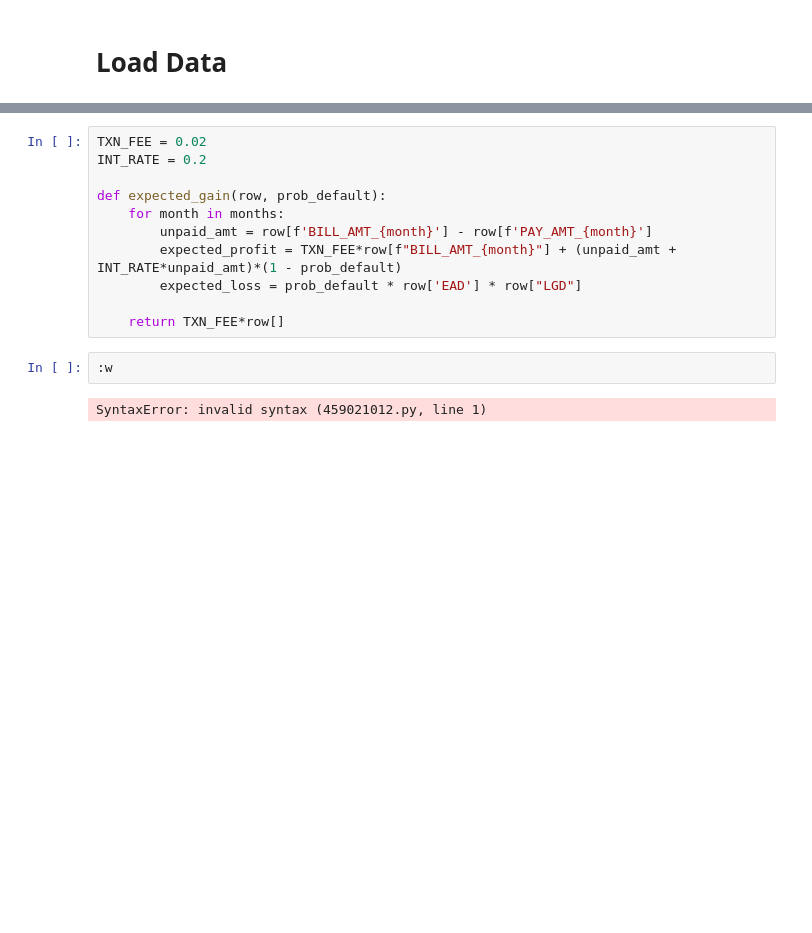
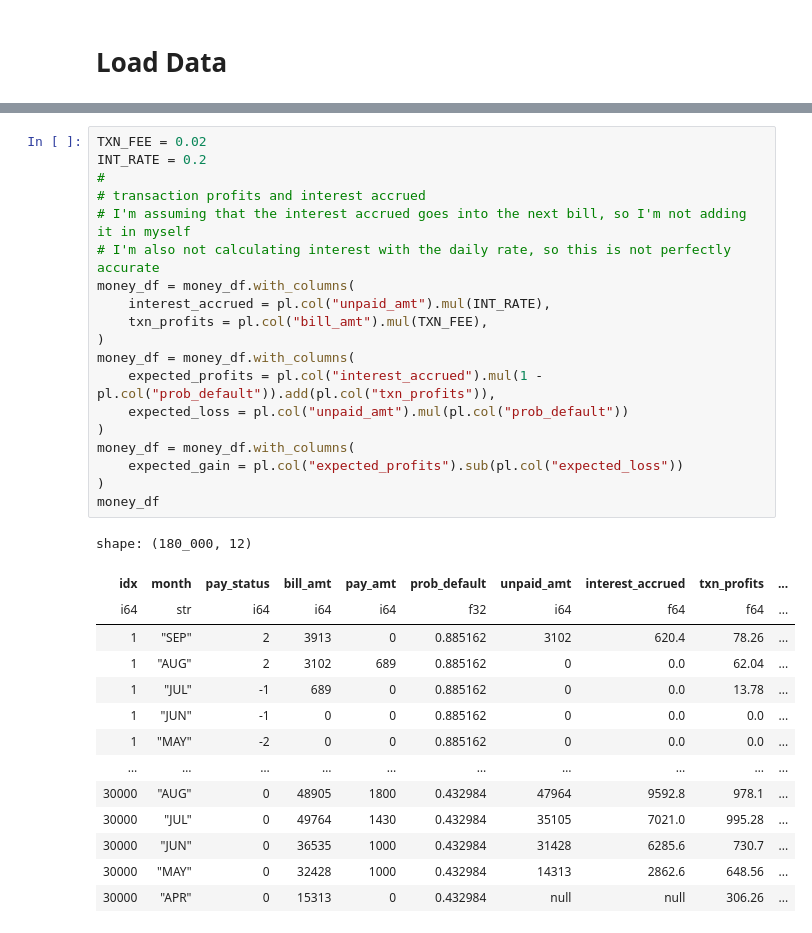
Before and after one commit to SethSullivan/learning, a Jupyter notebook: finance/sdt_cancel_credit.ipynb, the cells around one changed output, grey strips where cells are left out. Cells and saved outputs as stored; diff of their text form; blank space fills up the shorter version.

```diff
--- a/finance/sdt_cancel_credit.ipynb
+++ b/finance/sdt_cancel_credit.ipynb
@@ -141,15 +294,34 @@ $ EG = EP - EL $
 # %%
 TXN_FEE = 0.02
 INT_RATE = 0.2
-
-def expected_gain(row, prob_default):
-    for month in months:
-        unpaid_amt = row[f'BILL_AMT_{month}'] - row[f'PAY_AMT_{month}']
-        expected_profit = TXN_FEE*row[f"BILL_AMT_{month}"] + (unpaid_amt + INT_RATE*unpaid_amt)*(1 - prob_default)
-        expected_loss = prob_default * row['EAD'] * row["LGD"]
-
-    return TXN_FEE*row[]
+#
+# transaction profits and interest accrued
+# I'm assuming that the interest accrued goes into the next bill, so I'm not adding it in myself
+# I'm also not calculating interest with the daily rate, so this is not perfectly accurate
+money_df = money_df.with_columns(
+    interest_accrued = pl.col("unpaid_amt").mul(INT_RATE),
+    txn_profits = pl.col("bill_amt").mul(TXN_FEE),
+)
+money_df = money_df.with_columns(
+    expected_profits = pl.col("interest_accrued").mul(1 - pl.col("prob_default")).add(pl.col("txn_profits")),
+    expected_loss = pl.col("unpaid_amt").mul(pl.col("prob_default"))
+)
+money_df = money_df.with_columns(
+    expected_gain = pl.col("expected_profits").sub(pl.col("expected_loss"))
+)
+money_df
+# %% [output]
+shape: (180_000, 12)
+| idx | month | pay_status | bill_amt | pay_amt | prob_default | unpaid_amt | interest_accrued | txn_profits | ... |
+| i64 | str | i64 | i64 | i64 | f32 | i64 | f64 | f64 | ... |
+| 1 | "SEP" | 2 | 3913 | 0 | 0.885162 | 3102 | 620.4 | 78.26 | ... |
+| 1 | "AUG" | 2 | 3102 | 689 | 0.885162 | 0 | 0.0 | 62.04 | ... |
+| 1 | "JUL" | -1 | 689 | 0 | 0.885162 | 0 | 0.0 | 13.78 | ... |
+| 1 | "JUN" | -1 | 0 | 0 | 0.885162 | 0 | 0.0 | 0.0 | ... |
+| 1 | "MAY" | -2 | 0 | 0 | 0.885162 | 0 | 0.0 | 0.0 | ... |
+| … | … | … | … | … | … | … | … | … | ... |
+| 30000 | "AUG" | 0 | 48905 | 1800 | 0.432984 | 47964 | 9592.8 | 978.1 | ... |
+| 30000 | "JUL" | 0 | 49764 | 1430 | 0.432984 | 35105 | 7021.0 | 995.28 | ... |
+| 30000 | "JUN" | 0 | 36535 | 1000 | 0.432984 | 31428 | 6285.6 | 730.7 | ... |
+| 30000 | "MAY" | 0 | 32428 | 1000 | 0.432984 | 14313 | 2862.6 | 648.56 | ... |
+| 30000 | "APR" | 0 | 15313 | 0 | 0.432984 | null | null | 306.26 | ... |
-# %%
-:w
-# %% [output]
-SyntaxError: invalid syntax (459021012.py, line 1)
```
Also changed, not shown: parts of 25 cells of this notebook.
